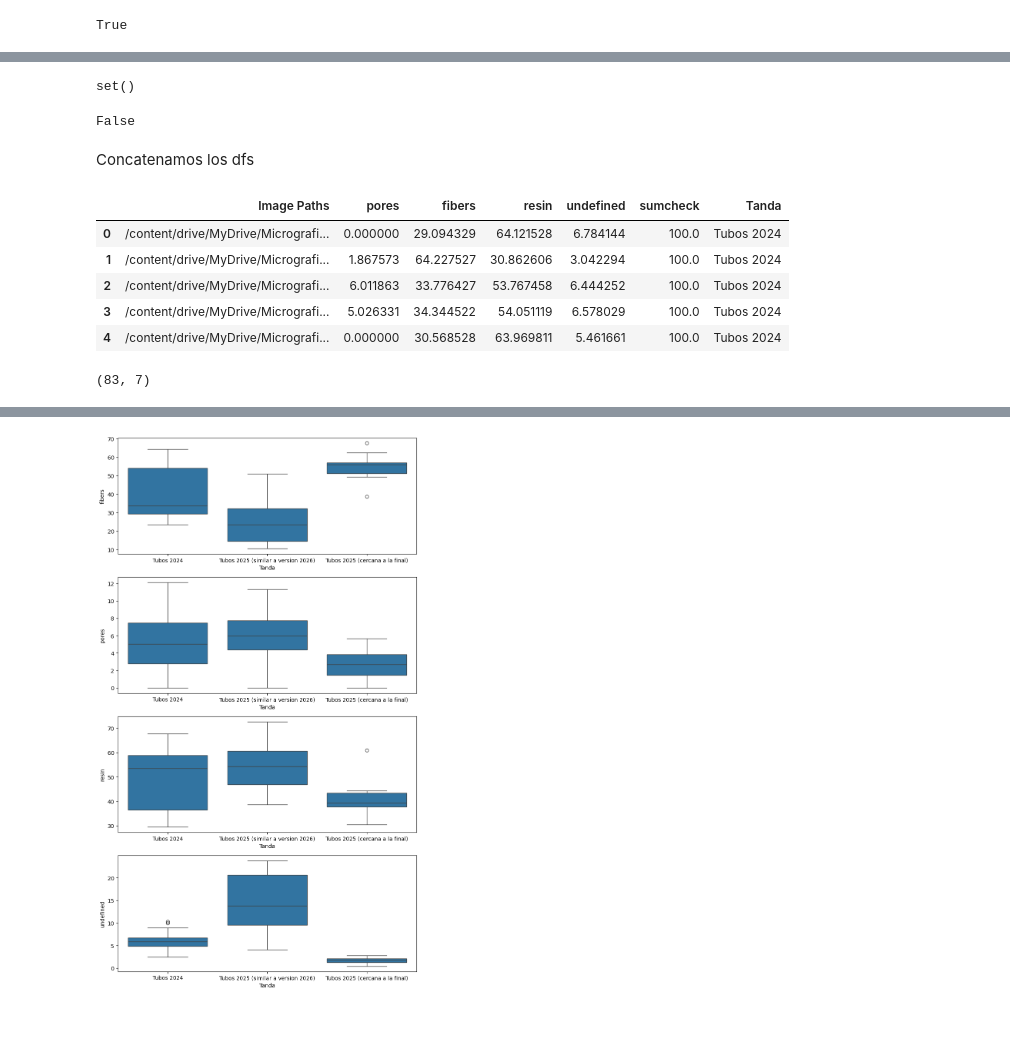
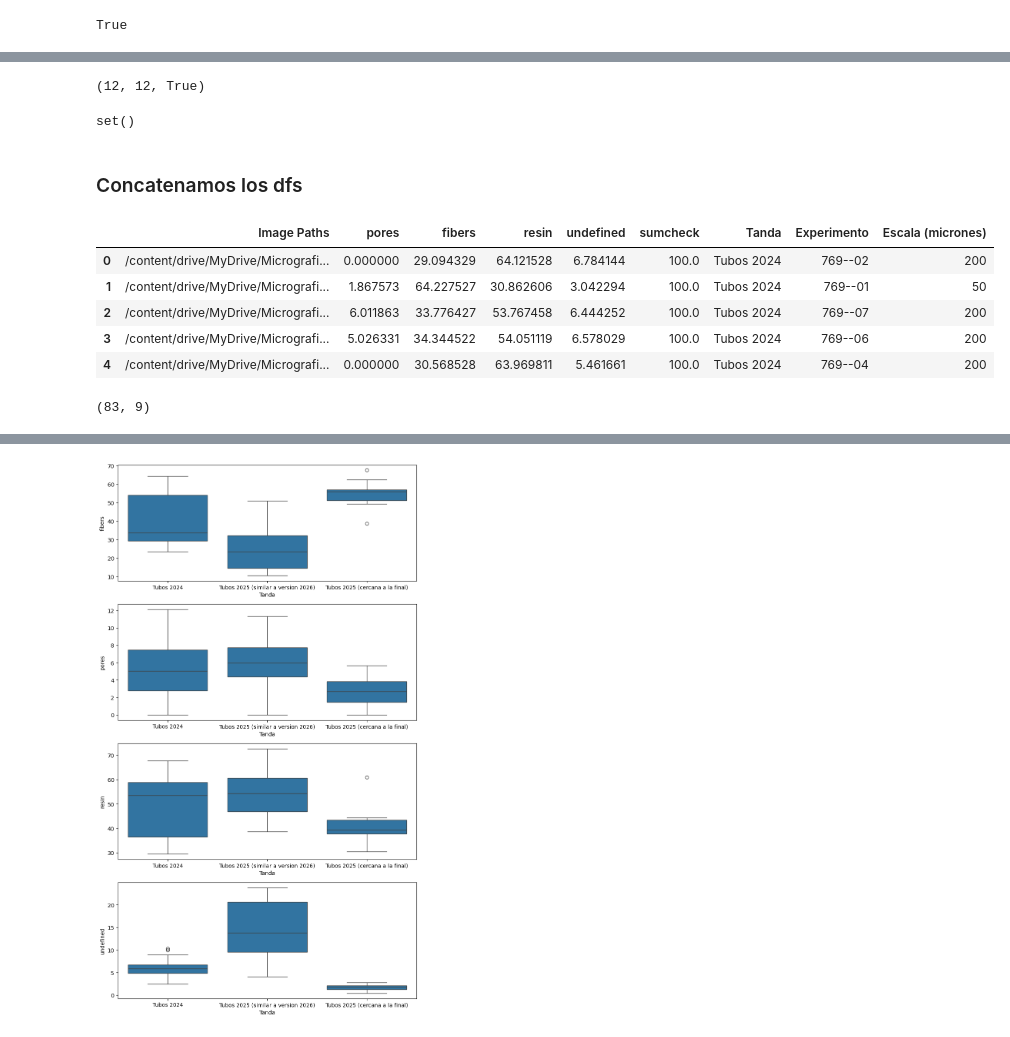
Before and after one commit to ichiP245/micrography-imgpro, a Jupyter notebook: ArchivosEntrega01/AnalisisEntrega01.ipynb, the cells around one changed output, grey strips where cells are left out. Drawn from its saved outputs; the diff is of its cells as text; code cells hidden in the pictures.

```diff
--- a/ArchivosEntrega01/AnalisisEntrega01.ipynb
+++ b/ArchivosEntrega01/AnalisisEntrega01.ipynb
@@ -104,29 +127,30 @@ escala_df2 = limpieza_txt_escala('/content/Tubo2025_cercano_final.txt')
 escala_df2 = limpieza_col_experimento(escala_df2)
 # %%
 df2['Experimento'] = df2['Image Paths'].apply(lambda x: x[x.rfind(substring)+len(substring):x.rfind('.')])
+# %%
+len(df2), len(escala_df2), len(escala_df2) == len(df2)
+# %% [output]
+(12, 12, True)
 # %%
 set(df2['Experimento'].values) ^ set(escala_df2['Experimento'].values)
 # %% [output]
 set()
-# %%
-len(pd.read_csv('/content/Tubo2025_cercano_final.txt')) == len(df2)
-# %% [output]
-False
 # %%
 df2 = df2.merge(escala_df2, on='Experimento', how='inner')
 # %% [markdown]
-Concatenamos los dfs
+### Concatenamos los dfs
 # %%
 df = pd.concat([df0, df1, df2])
+df.drop(columns=['Experimento bis'], inplace=True)
 df.head()
 # %% [output]
-|  | Image Paths | pores | fibers | resin | undefined | sumcheck | Tanda |
-| 0 | /content/drive/MyDrive/Micrografi... | 0.000000 | 29.094329 | 64.121528 | 6.784144 | 100.0 | Tubos 2024 |
-| 1 | /content/drive/MyDrive/Micrografi... | 1.867573 | 64.227527 | 30.862606 | 3.042294 | 100.0 | Tubos 2024 |
-| 2 | /content/drive/MyDrive/Micrografi... | 6.011863 | 33.776427 | 53.767458 | 6.444252 | 100.0 | Tubos 2024 |
-| 3 | /content/drive/MyDrive/Micrografi... | 5.026331 | 34.344522 | 54.051119 | 6.578029 | 100.0 | Tubos 2024 |
-| 4 | /content/drive/MyDrive/Micrografi... | 0.000000 | 30.568528 | 63.969811 | 5.461661 | 100.0 | Tubos 2024 |
+|  | Image Paths | pores | fibers | resin | undefined | sumcheck | Tanda | Experimento | Escala (micrones) |
+| 0 | /content/drive/MyDrive/Micrografi... | 0.000000 | 29.094329 | 64.121528 | 6.784144 | 100.0 | Tubos 2024 | 769--02 | 200 |
+| 1 | /content/drive/MyDrive/Micrografi... | 1.867573 | 64.227527 | 30.862606 | 3.042294 | 100.0 | Tubos 2024 | 769--01 | 50 |
+| 2 | /content/drive/MyDrive/Micrografi... | 6.011863 | 33.776427 | 53.767458 | 6.444252 | 100.0 | Tubos 2024 | 769--07 | 200 |
+| 3 | /content/drive/MyDrive/Micrografi... | 5.026331 | 34.344522 | 54.051119 | 6.578029 | 100.0 | Tubos 2024 | 769--06 | 200 |
+| 4 | /content/drive/MyDrive/Micrografi... | 0.000000 | 30.568528 | 63.969811 | 5.461661 | 100.0 | Tubos 2024 | 769--04 | 200 |
 # %%
 df.shape
 # %% [output]
-(83, 7)
+(83, 9)
```
Also changed, not shown: parts of 48 cells of this notebook.
